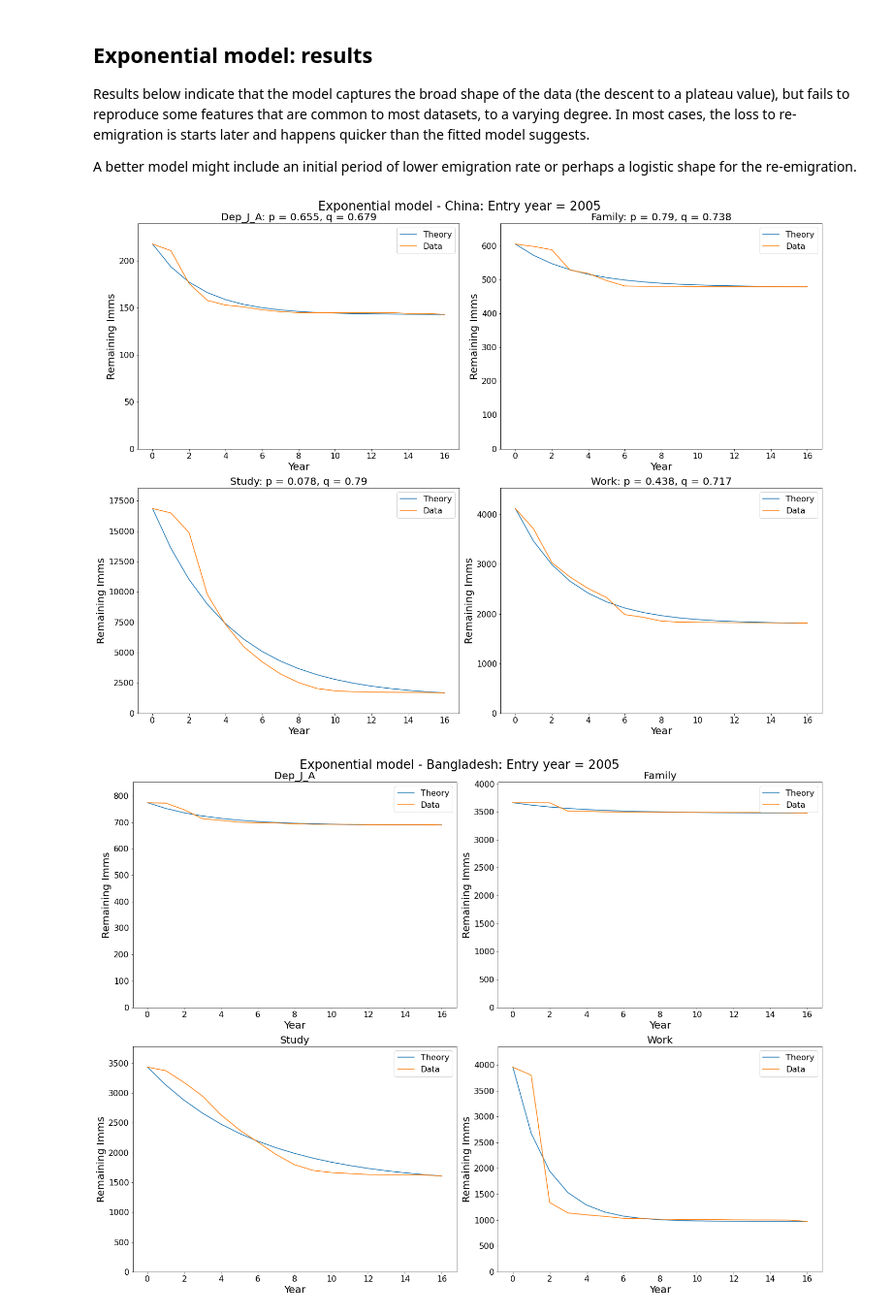
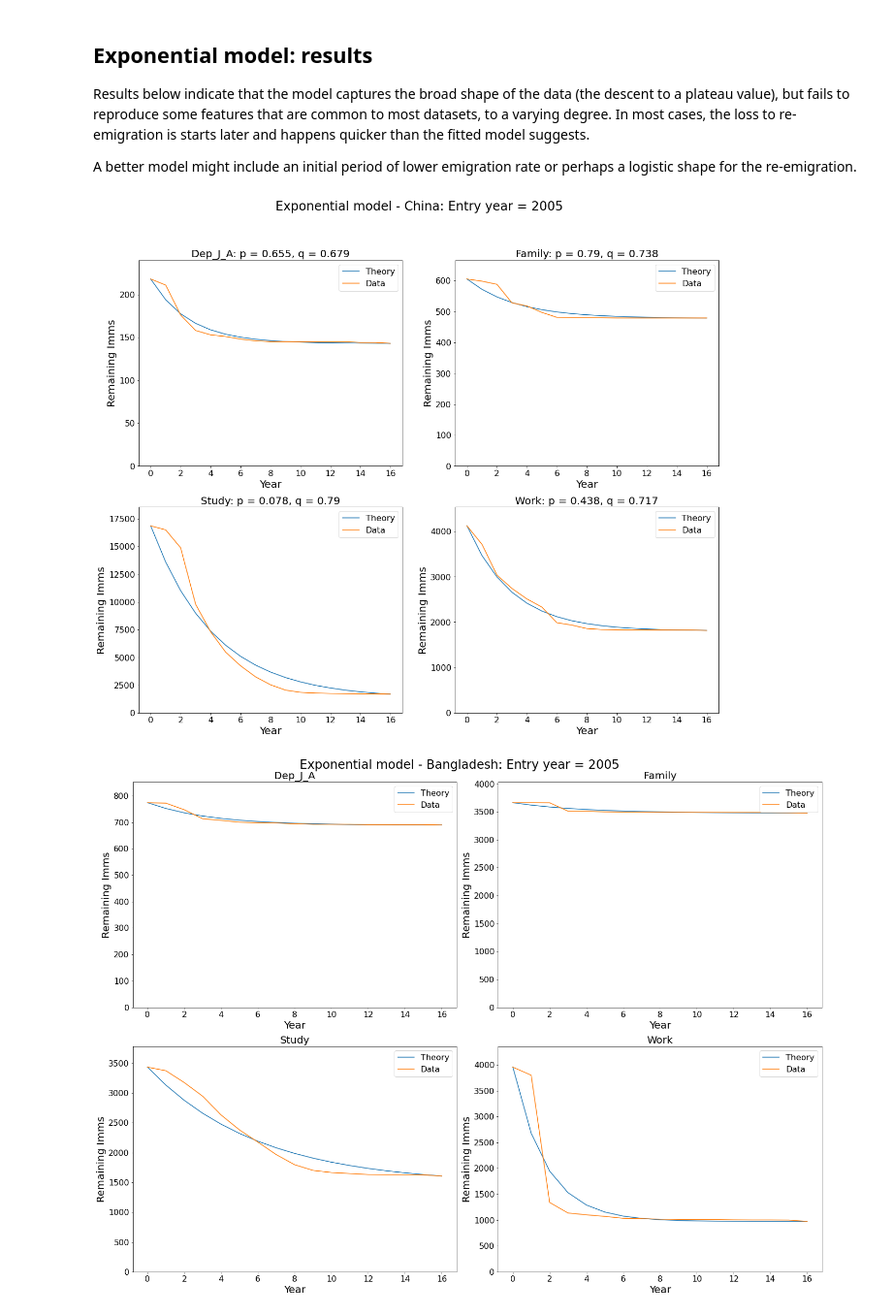
Before and after one commit to JamesTruscott/JupyterBinder, a Jupyter notebook: EmigrationModel/EmigFitting.ipynb, the cells around one changed output. Shown at 97% size. Drawn from its saved outputs; the diff is of its cells as text; code cells hidden in the pictures.

```diff
--- a/EmigrationModel/EmigFitting.ipynb
+++ b/EmigrationModel/EmigFitting.ipynb
@@ -429,33 +429,34 @@ A better model might include an initial period of lower emigration rate or perha
 # %%
 # Draw a figure...
 
 country = 'China'
 entryYear = 2005
 
 fig, ax = plt.subplots(ncols=2, nrows=2)
 
 for i in range(len(visaTypes)):
     i_row = i // 2
     i_col = i % 2
     currentVisa = visaTypes[i]
     plot_data, MLE_params = getFit_df(country, currentVisa, entryYear)
     currentAx = ax[i_row, i_col]
     plot_data.plot.line(x='Year', ax=currentAx)
     currentAx.set_ylim(0, max(plot_data['Data'])*1.1)
     plot_title = visaTypes[i] + ': p = ' + str(np.around(MLE_params['p'],3)) + ', q = ' + str(np.around(MLE_params['q'],3))
     currentAx.set_title(plot_title, fontsize=20)
     currentAx.set_ylabel('Remaining Imms', fontsize=20)
     currentAx.set_xlabel(xlabel='Year', fontsize=20)
     currentAx.tick_params(axis='both', which='major', labelsize=16)
     currentAx.legend(fontsize=16)
 
 
-fig.set_size_inches(20, 15)
+fig.set_size_inches(20, 16)
+# fig.subplots_adjust(top=0.8)
 fig.suptitle(f'Exponential model - {country}: Entry year = {entryYear}', fontsize=24)
-fig.tight_layout()
+# fig.tight_layout()
 plt.show()
 # %% [output]
-[figure, old version]
+[figure, new version]
 # %%
 # Draw a figure...
 
```
Also changed, not shown: parts of 16 cells of this notebook.
